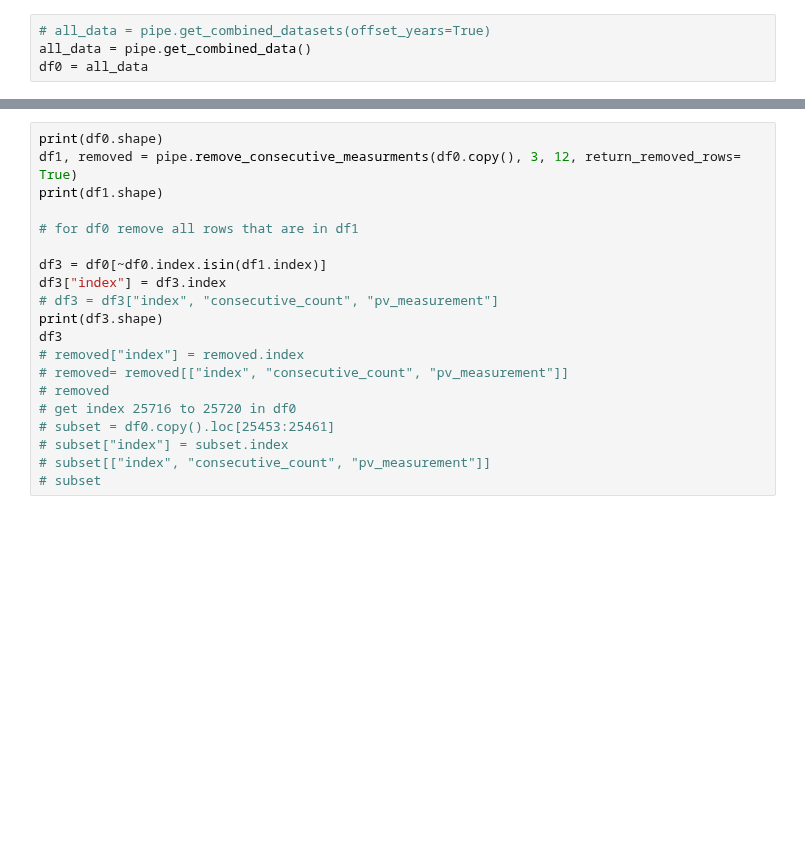
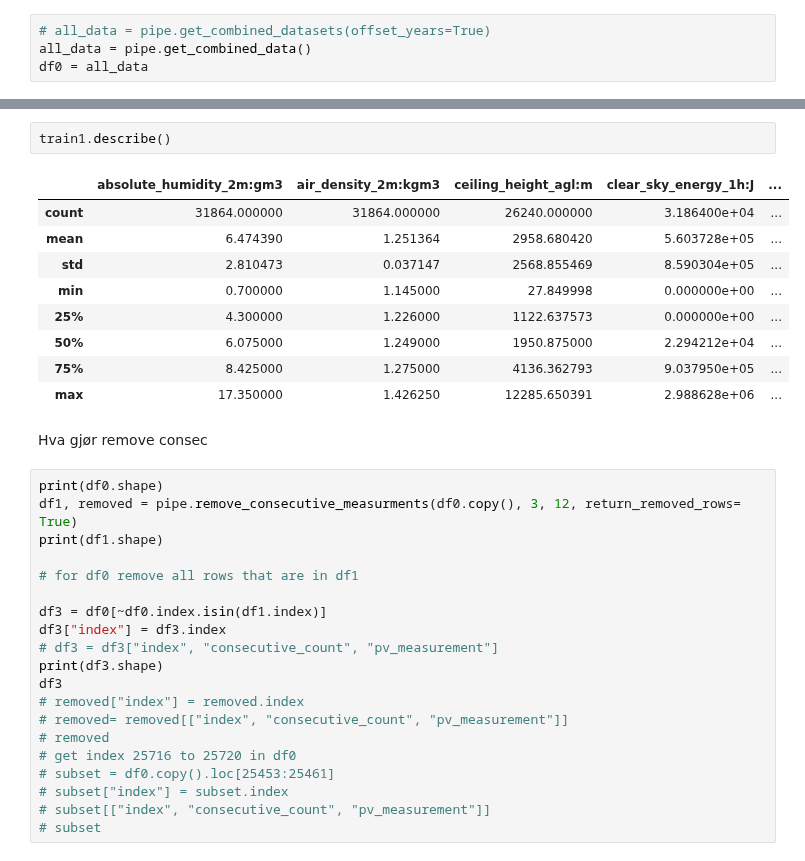
Before and after one commit to mikaelste/TDT4173-project, a Jupyter notebook: mats/dora_pipeline.ipynb, the cells around one changed output, grey strips where cells are left out. Drawn from its saved outputs; the diff is of its cells as text; blank space fills up the shorter version.

```diff
--- a/mats/dora_pipeline.ipynb
+++ b/mats/dora_pipeline.ipynb
@@ -54,3 +67,17 @@ lag_new[lag_columns]
+# %%
+train1.describe()
+# %% [output]
+|  | absolute_humidity_2m:gm3 | air_density_2m:kgm3 | ceiling_height_agl:m | clear_sky_energy_1h:J | ... |
+| count | 31864.000000 | 31864.000000 | 26240.000000 | 3.186400e+04 | ... |
+| mean | 6.474390 | 1.251364 | 2958.680420 | 5.603728e+05 | ... |
+| std | 2.810473 | 0.037147 | 2568.855469 | 8.590304e+05 | ... |
+| min | 0.700000 | 1.145000 | 27.849998 | 0.000000e+00 | ... |
+| 25% | 4.300000 | 1.226000 | 1122.637573 | 0.000000e+00 | ... |
+| 50% | 6.075000 | 1.249000 | 1950.875000 | 2.294212e+04 | ... |
+| 75% | 8.425000 | 1.275000 | 4136.362793 | 9.037950e+05 | ... |
+| max | 17.350000 | 1.426250 | 12285.650391 | 2.988628e+06 | ... |
+# %% [markdown]
+Hva gjør remove consec
 # %%
 print(df0.shape)
 df1, removed = pipe.remove_consecutive_measurments(df0.copy(), 3, 12, return_removed_rows= True)
```
Also changed, not shown: parts of 8 cells of this notebook, 4 other files.
